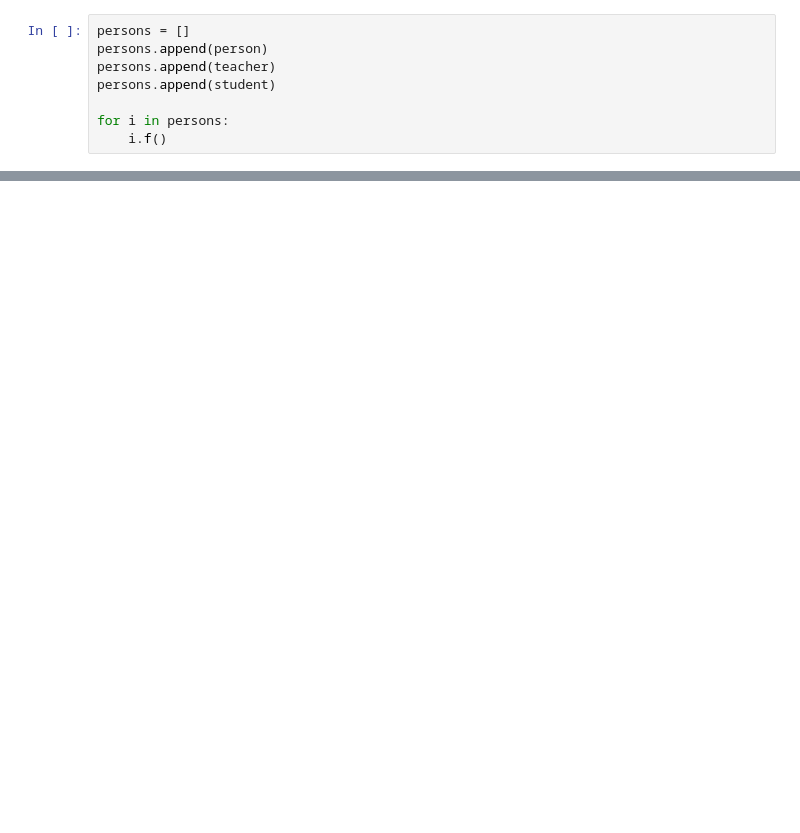
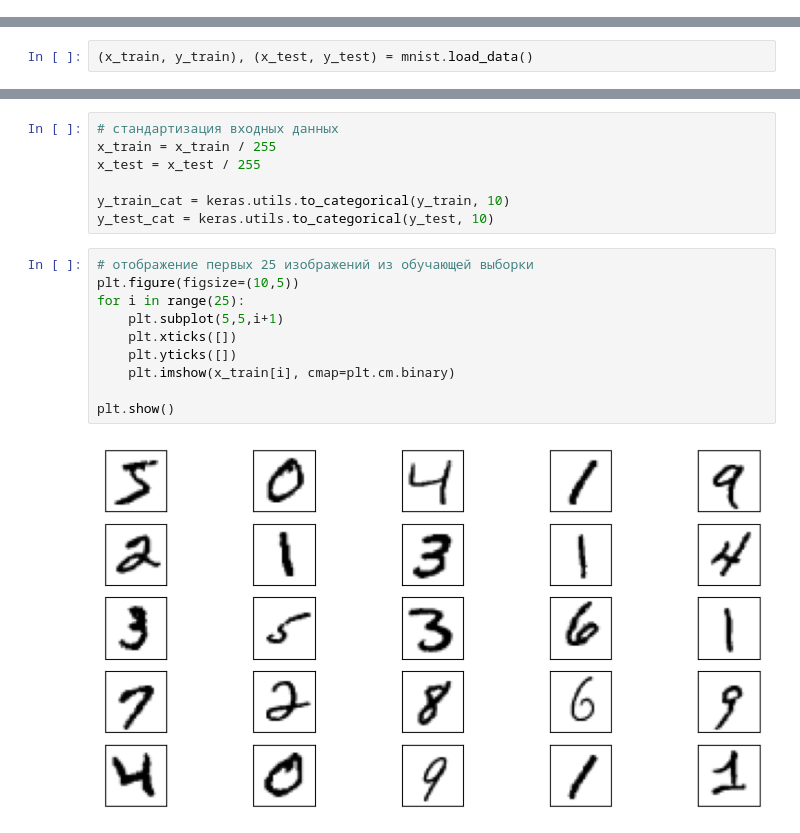
Before and after one commit to Sergey-Kiselev-dev/ML_sem_pub, a Jupyter notebook: ML_02_selfedu_nn_08.ipynb, the cells around one changed output, grey strips where cells are left out. Drawn from its saved outputs; the diff is of its cells as text; blank space fills up the shorter version.

```diff
--- a/ML_02_selfedu_nn_08.ipynb
+++ b/ML_02_selfedu_nn_08.ipynb
@@ -877,8 +2,0 @@ A student named Liza with marks {'Calculus': 5, 'Machine Learning': 10}
-# %%
-persons = []
-persons.append(person)
-persons.append(teacher)
-persons.append(student)
-
-for i in persons:
-    i.f()
@@ -1349,0 +12,2 @@ class SelfCount:
+# %%
+(x_train, y_train), (x_test, y_test) = mnist.load_data()
@@ -1349,0 +17,19 @@ class SelfCount:
+# %%
+# стандартизация входных данных
+x_train = x_train / 255
+x_test = x_test / 255
+
+y_train_cat = keras.utils.to_categorical(y_train, 10)
+y_test_cat = keras.utils.to_categorical(y_test, 10)
+# %%
+# отображение первых 25 изображений из обучающей выборки
+plt.figure(figsize=(10,5))
+for i in range(25):
+    plt.subplot(5,5,i+1)
+    plt.xticks([])
+    plt.yticks([])
+    plt.imshow(x_train[i], cmap=plt.cm.binary)
+
+plt.show()
+# %% [output]
+[figure, added]
```
Also changed, not shown: parts of 116 cells of this notebook.
